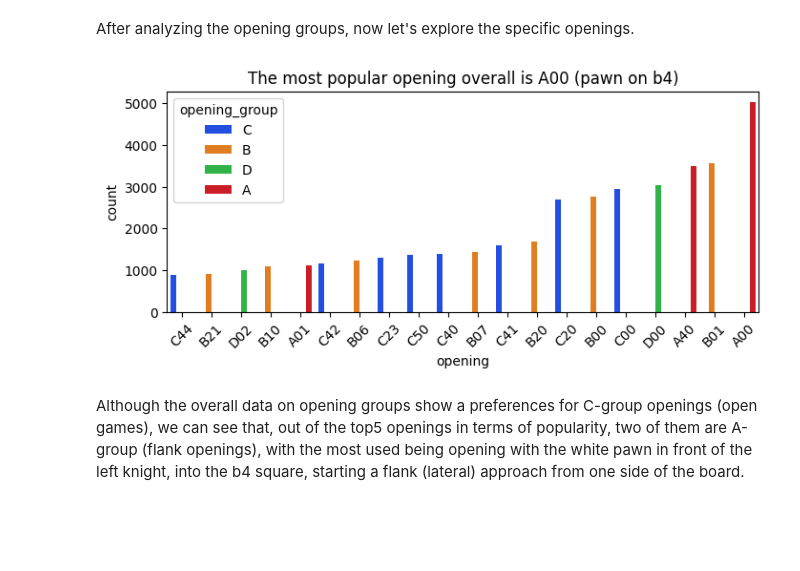
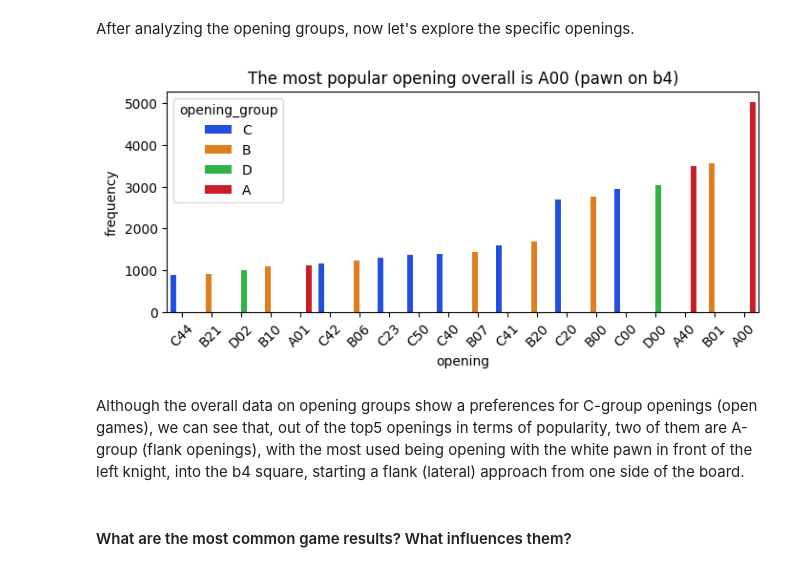
Before and after one commit to lamparelli/chess-data-analysis, a Jupyter notebook: main.ipynb, the cells around one changed output. Drawn from its saved outputs; the diff is of its cells as text; code cells hidden in the pictures; blank space fills up the shorter version.

Commit message:
added analysis on result types

```diff
--- a/main.ipynb
+++ b/main.ipynb
@@ -1163,26 +1163,26 @@ After analyzing the opening groups, now let's explore the specific openings.
 # %%
 topOpenings = 20
 
 # Counts the top openings
 openingsCount = games["opening_code"].value_counts()
 openingsCount = openingsCount[0:topOpenings].sort_values(ascending=True)
 
 # Creates a dataframe with opening, opening-group, count information (to use hue in the graph on opening-group)
 openingsCount = openingsCount.reset_index()
-openingsCount.rename(columns={"index": "opening", "opening_code": "count"}, inplace=True)
+openingsCount.rename(columns={"index": "opening", "opening_code": "frequency"}, inplace=True)
 openingsCount["opening_group"] = openingsCount["opening"].str[:1]
 
 fig, ax = plt.subplots()
 fig.set_figheight(3)
 fig.set_figwidth(8)
 
 ax.set_title("The most popular opening overall is A00 (pawn on b4)")
-ax.set_xlabel("opening ECO")
-ax.set_ylabel("frequency")
-sns.barplot(data=openingsCount, x="opening", y="count", hue="opening_group", palette="bright")
+sns.barplot(data=openingsCount, x="opening", y="frequency", hue="opening_group", palette="bright")
 plt.xticks(rotation=45)
 plt.show()
 # %% [output]
-[figure, old version]
+[figure, new version]
 # %% [markdown]
 Although the overall data on opening groups show a preferences for C-group openings (open games), we can see that, out of the top5 openings in terms of popularity, two of them are A-group (flank openings), with the most used being opening with the white pawn in front of the left knight, into the b4 square, starting a flank (lateral) approach from one side of the board.
+# %% [markdown]
+#### What are the most common game results? What influences them?
```
Also changed, not shown: parts of 7 cells of this notebook.
